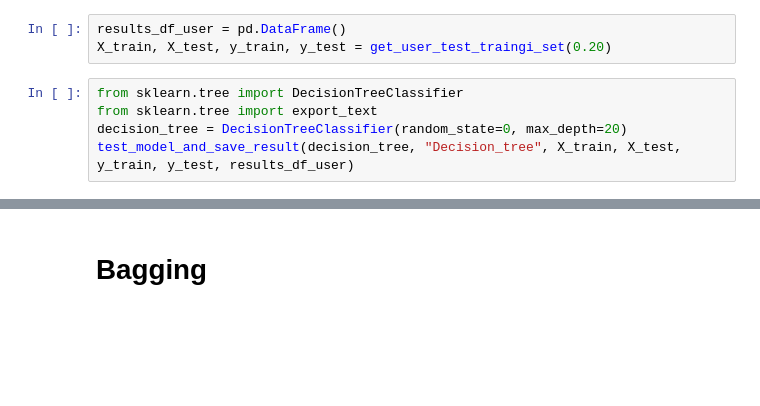
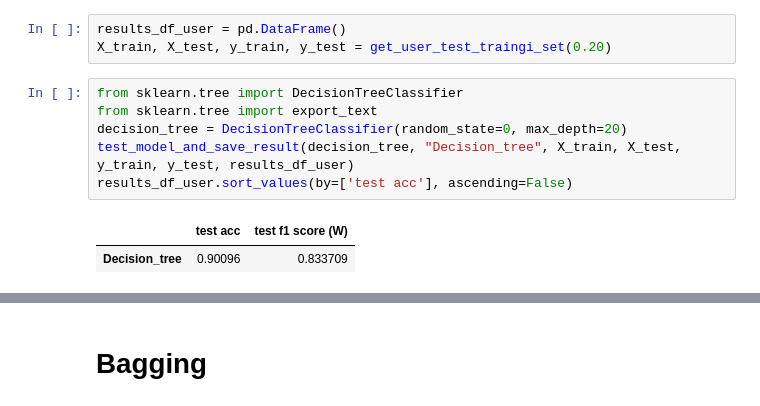
Before and after one commit to cuberhaus/MD2, a Jupyter notebook: src/meta_learning.ipynb, the cells around one changed output, grey strips where cells are left out. Saved outputs shown, nothing was run; the diff lists cells and outputs as text; blank space fills up the shorter version.

```diff
--- a/src/meta_learning.ipynb
+++ b/src/meta_learning.ipynb
@@ -37,5 +59,9 @@ X_train, X_test, y_train, y_test = get_user_test_traingi_set(0.20)
 # %%
 from sklearn.tree import DecisionTreeClassifier
 from sklearn.tree import export_text
 decision_tree = DecisionTreeClassifier(random_state=0, max_depth=20)
 test_model_and_save_result(decision_tree, "Decision_tree", X_train, X_test, y_train, y_test, results_df_user)
+results_df_user.sort_values(by=['test acc'], ascending=False)
+# %% [output]
+|  | test acc | test f1 score (W) |
+| Decision_tree | 0.90096 | 0.833709 |
```
Also changed, not shown: parts of 9 cells of this notebook.
